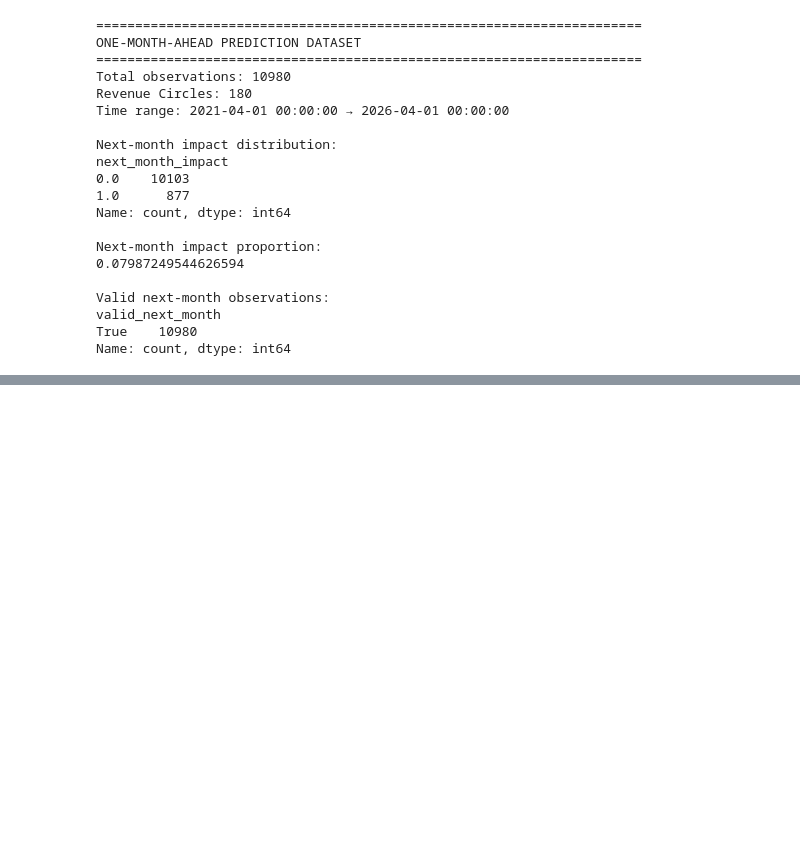
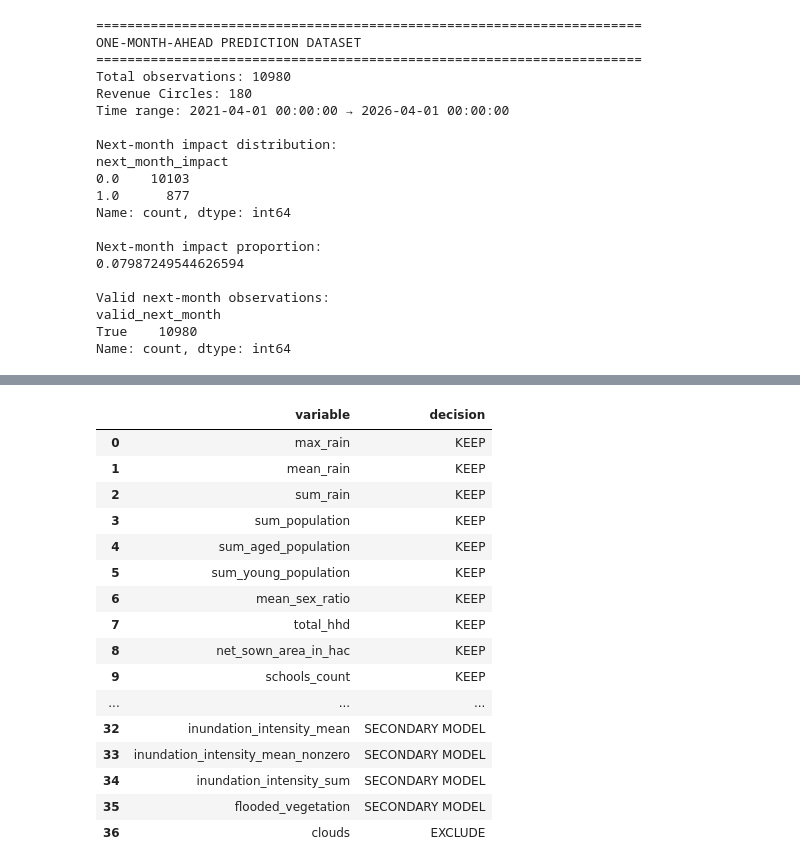
Before and after one commit to Samriddhi330/Assam-Flood-DSS, a Jupyter notebook: notebooks/EDA_FINAL.ipynb, the cells around one changed output, grey strips where cells are left out. Drawn from its saved outputs; the diff is of its cells as text; code cells hidden in the pictures; blank space fills up the shorter version.

Commit message:
Update EDA notebook with final feature selection

```diff
--- a/notebooks/EDA_FINAL.ipynb
+++ b/notebooks/EDA_FINAL.ipynb
@@ -2275,0 +2741,80 @@ Name: count, dtype: int64
+# %%
+# Final feature-selection decision based on existing EDA evidence
+
+final_feature_decisions = {
+
+    # Strongly supported predictors
+    "max_rain": "KEEP",
+    "mean_rain": "KEEP",
+    "sum_rain": "KEEP",
+
+    "sum_population": "KEEP",
+    "sum_aged_population": "KEEP",
+    "sum_young_population": "KEEP",
+    "mean_sex_ratio": "KEEP",
+    "total_hhd": "KEEP",
+    "net_sown_area_in_hac": "KEEP",
+
+    "schools_count": "KEEP",
+    "health_centres_count": "KEEP",
+    "road_length": "KEEP",
+
+    "distance_from_river": "KEEP",
+    "drainage_density": "KEEP",
+    "elevation_mean": "KEEP",
+    "slope_mean": "KEEP",
+    "mean_cn": "KEEP",
+
+    # Strong temporal predictor
+    "impact": "KEEP AS LAGGED FEATURE",
+
+    # Candidate environmental variables
+    "mean_ndvi": "REVIEW TIMING",
+    "mean_ndbi": "REVIEW TIMING",
+    "water": "REVIEW TIMING",
+    "trees": "REVIEW TIMING",
+    "crops": "REVIEW TIMING",
+    "built_area": "REVIEW TIMING",
+    "bare_ground": "REVIEW TIMING",
+    "rangeland": "REVIEW TIMING",
+
+    # Infrastructure variables with substantial zero values
+    "rail_length": "REVIEW ZERO MEANING",
+    "rail_count": "REVIEW ZERO MEANING",
+
+    # River-level data has incomplete temporal availability
+    "riverlevel_mean": "EXCLUDE FROM BASELINE",
+    "riverlevel_min": "EXCLUDE FROM BASELINE",
+    "riverlevel_max": "EXCLUDE FROM BASELINE",
+
+    # Current flood-state variables
+    "inundation_pct": "SECONDARY MODEL",
+    "inundation_intensity_mean": "SECONDARY MODEL",
+    "inundation_intensity_mean_nonzero": "SECONDARY MODEL",
+    "inundation_intensity_sum": "SECONDARY MODEL",
+    "flooded_vegetation": "SECONDARY MODEL",
+
+    # Extremely sparse
+    "clouds": "EXCLUDE"
+}
+
+
+final_feature_decisions_df = pd.DataFrame(
+    [
+        {
+            "variable": variable,
+            "decision": decision
+        }
+        for variable, decision in final_feature_decisions.items()
+    ]
+)
+
+print("=" * 80)
+print("FINAL FEATURE-SELECTION SCREENING")
+print("=" * 80)
+
+display(final_feature_decisions_df)
+
+print("\nDecision summary:")
+print(final_feature_decisions_df["decision"].value_counts())
+# %% [output]
@@ -2275,0 +2824,17 @@ Name: count, dtype: int64
+|  | variable | decision |
+| 0 | max_rain | KEEP |
+| 1 | mean_rain | KEEP |
+| 2 | sum_rain | KEEP |
+| 3 | sum_population | KEEP |
+| 4 | sum_aged_population | KEEP |
+| 5 | sum_young_population | KEEP |
+| 6 | mean_sex_ratio | KEEP |
+| 7 | total_hhd | KEEP |
+| 8 | net_sown_area_in_hac | KEEP |
+| 9 | schools_count | KEEP |
+| ... | ... | ... |
+| 32 | inundation_intensity_mean | SECONDARY MODEL |
+| 33 | inundation_intensity_mean_nonzero | SECONDARY MODEL |
+| 34 | inundation_intensity_sum | SECONDARY MODEL |
+| 35 | flooded_vegetation | SECONDARY MODEL |
+| 36 | clouds | EXCLUDE |
```
Also changed, not shown: parts of 22 cells of this notebook.
